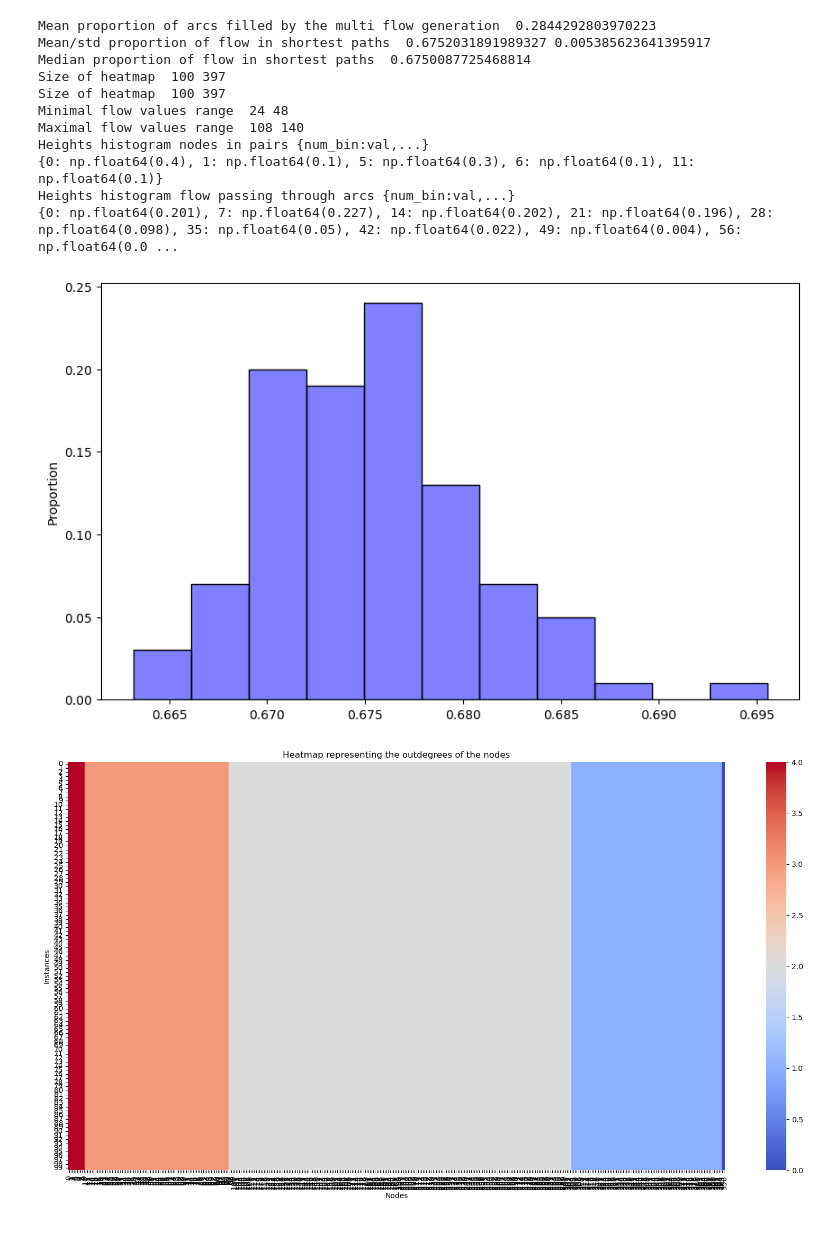
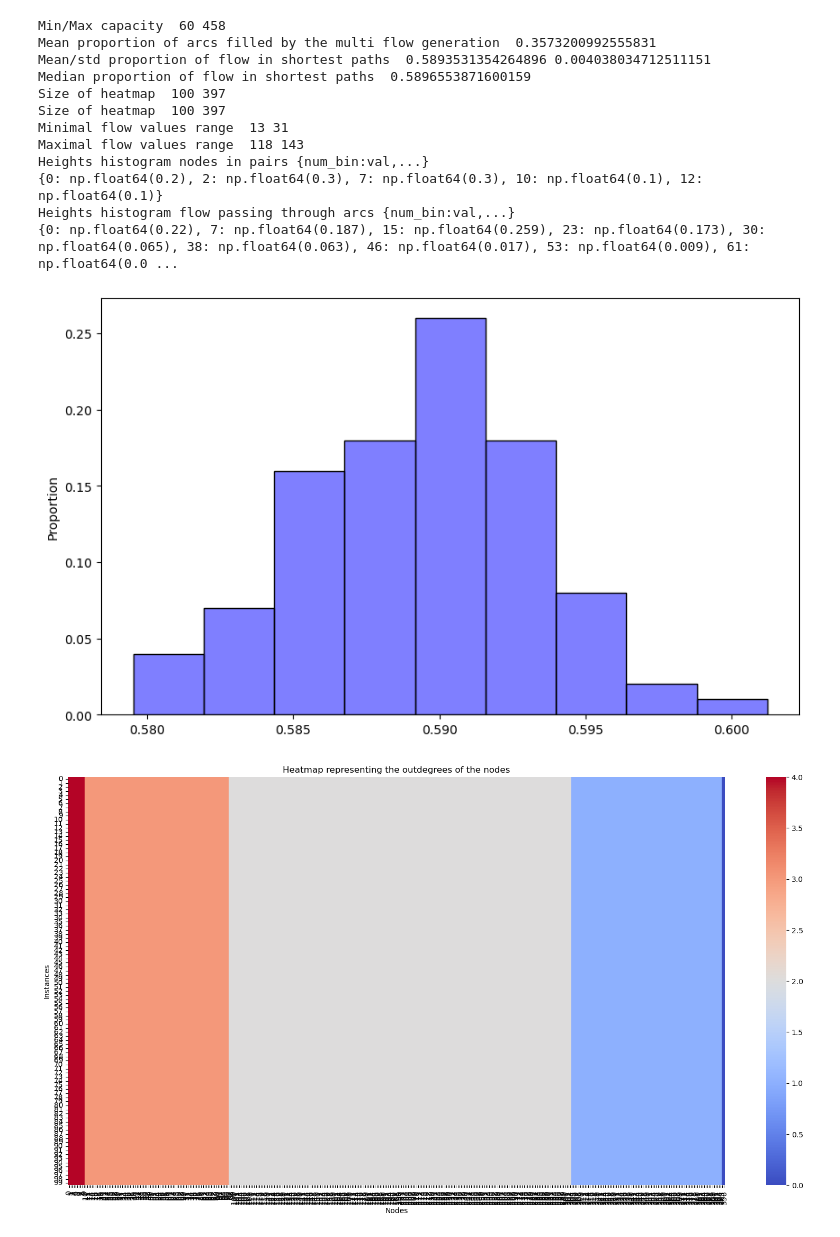
Before and after one commit to nassh92/multi_flow_decomp, a Jupyter notebook: data_exploration/explore_data_simon.ipynb, the cells around one changed output. Saved outputs shown, nothing was run; the diff lists cells and outputs as text; code cells hidden in the pictures.

Commit message:
Last changes data simon visu and analysis. The flow seems to cover same arcs.

```diff
--- a/data_exploration/explore_data_simon.ipynb
+++ b/data_exploration/explore_data_simon.ipynb
@@ -16,6 +16,13 @@ dict_original_network = np.load("data/real_data/pre_processed/LieuSaint/real_ins
 
 dict_instances_multi_flow = np.load("data/real_data/pre_processed/LieuSaint/data_instances.npy",
                                     allow_pickle = True).flatten()[0]
+
+
+
+###########################################   Capacities   ###############################
+min_capacity = min(dict_original_network["capacities"][u][v] for u in dict_original_network["capacities"] for v in dict_original_network["capacities"][u])
+max_capacity = max(dict_original_network["capacities"][u][v] for u in dict_original_network["capacities"] for v in dict_original_network["capacities"][u])
+print("Min/Max capacity ", min_capacity, max_capacity)
 
 
 
@@ -277,40 +284,41 @@ cumulative = False
 g = sns.histplot(data,
             color = "blue",
             edgecolor = 'black',
             alpha = 0.1,
             cumulative = cumulative,
             stat = 'proportion',
             bins = bins,
             ax = ax2)
 h, i = {}, 0
 for rectangle in g.patches:
     height = rectangle.get_height()
     if height != 0: h[i] = round(height, 3)
     i += 1
 print("Heights histogram flow passing through arcs {num_bin:val,...} ")
 print(h)
 
 # Save the current figure
 """if save_path is not None:
     fig.savefig(os.path.join(save_path,
                              "occ_flow_arcs"),
                              bbox_inches='tight',
                              pad_inches = 0)
 """
 
 plt.show()
 # %% [output]
-Mean proportion of arcs filled by the multi flow generation  0.2844292803970223
-Mean/std proportion of flow in shortest paths  0.6752031891989327 0.005385623641395917
-Median proportion of flow in shortest paths  0.6750087725468814
+Min/Max capacity  60 458
+Mean proportion of arcs filled by the multi flow generation  0.3573200992555831
+Mean/std proportion of flow in shortest paths  0.5893531354264896 0.004038034712511151
+Median proportion of flow in shortest paths  0.5896553871600159
 Size of heatmap  100 397
 Size of heatmap  100 397
-Minimal flow values range  24 48
-Maximal flow values range  108 140
+Minimal flow values range  13 31
+Maximal flow values range  118 143
 Heights histogram nodes in pairs {num_bin:val,...}
-{0: np.float64(0.4), 1: np.float64(0.1), 5: np.float64(0.3), 6: np.float64(0.1), 11: np.float64(0.1)}
+{0: np.float64(0.2), 2: np.float64(0.3), 7: np.float64(0.3), 10: np.float64(0.1), 12: np.float64(0.1)}
 Heights histogram flow passing through arcs {num_bin:val,...}
-{0: np.float64(0.201), 7: np.float64(0.227), 14: np.float64(0.202), 21: np.float64(0.196), 28: np.float64(0.098), 35: np.float64(0.05), 42: np.float64(0.022), 49: np.float64(0.004), 56: np.float64(0.0 ...
+{0: np.float64(0.22), 7: np.float64(0.187), 15: np.float64(0.259), 23: np.float64(0.173), 30: np.float64(0.065), 38: np.float64(0.063), 46: np.float64(0.017), 53: np.float64(0.009), 61: np.float64(0.0 ...
-[figure, old version]
+[figure, new version]
 [figure]
 [figure]
```
Also changed, not shown: parts of 5 cells of this notebook, 1 other file.
